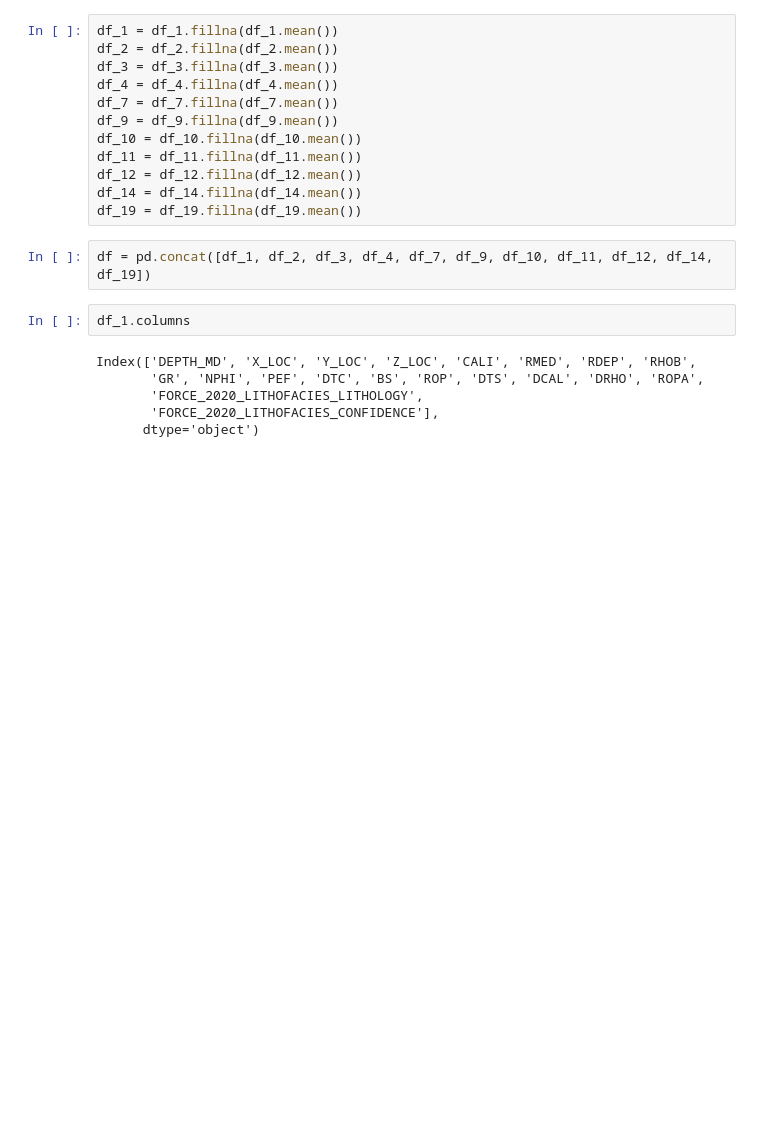
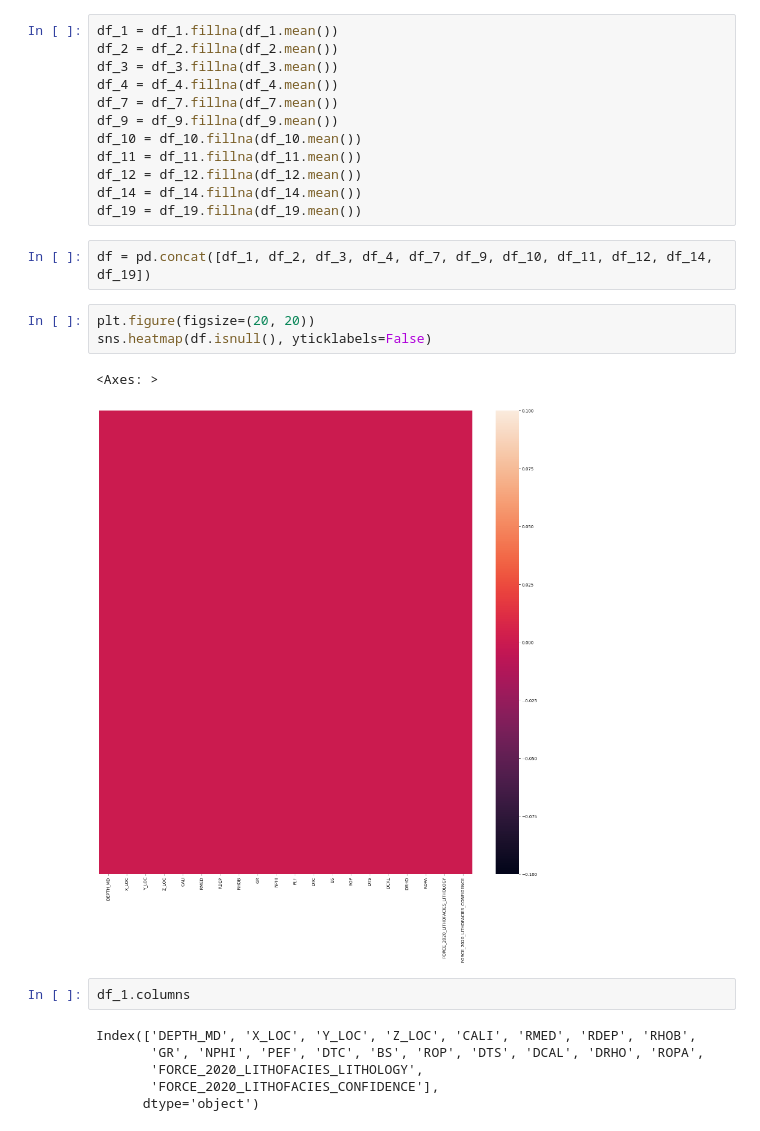
Before and after one commit to EgorenkovaURFU/well_log, a Jupyter notebook: EDA_01.ipynb, the cells around one changed output. Drawn from its saved outputs; the diff is of its cells as text; blank space fills up the shorter version.

```diff
--- a/EDA_01.ipynb
+++ b/EDA_01.ipynb
@@ -99,6 +108,12 @@ df_14 = df_14.fillna(df_14.mean())
 df_19 = df_19.fillna(df_19.mean())
 # %%
 df = pd.concat([df_1, df_2, df_3, df_4, df_7, df_9, df_10, df_11, df_12, df_14, df_19])
+# %%
+plt.figure(figsize=(20, 20))
+sns.heatmap(df.isnull(), yticklabels=False)
+# %% [output]
+<Axes: >
+[figure, added]
 # %%
 df_1.columns
 # %% [output]
```
Also changed, not shown: parts of 4 cells of this notebook.
